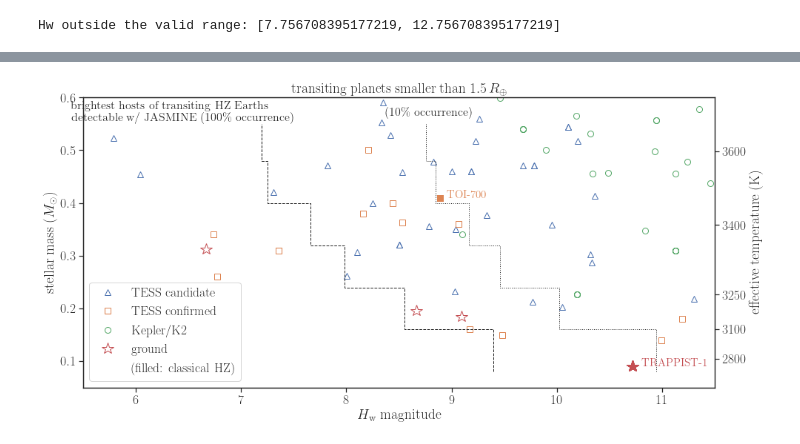
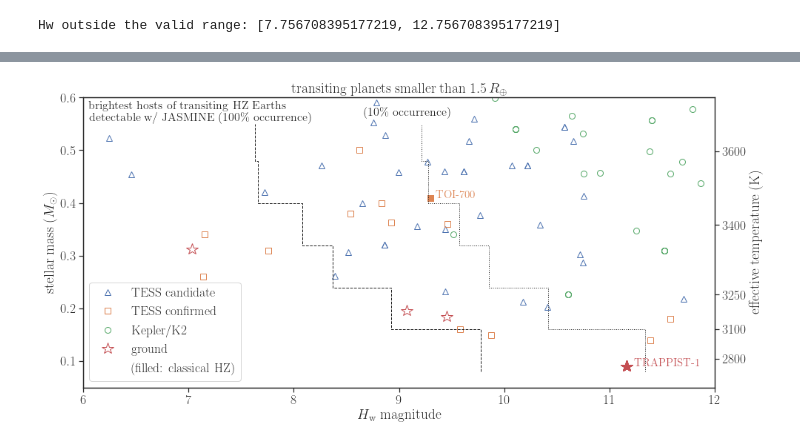
Before and after one commit to kemasuda/otofu, a Jupyter notebook: jasmine_targets/brightest.ipynb, the cells around one changed output, grey strips where cells are left out. Cells and saved outputs as stored; diff of their text form; code cells hidden in the pictures.

Commit message:
jasmine targets

```diff
--- a/jasmine_targets/brightest.ipynb
+++ b/jasmine_targets/brightest.ipynb
@@ -16,8 +16,7 @@ rc('text', usetex=True)
 d = pd.HDFStore('compiled_catalog.h5')
 datakeys = [k[1:] for k in d.keys()]
 datakeys = list(np.array(datakeys)[[0,1,3,2]]) # change order
-datadict = dict(zip(datakeys, [d[key] for key in datakeys]))
-datalist = [d[key] for key in datakeys]
+datadict = dict(zip(datakeys, [assign_snHZ(d[key], 'mass', 'rad', 'Teff', 'Jmag', 'Hmag') for key in datakeys]))
 d.close()
 print (datakeys)
 # %% [output]
@@ -40,11 +47,11 @@ sn_threshold = 7
 res = pd.DataFrame({})
 for i in range(Nsim):
     dsim = simulate(d)
-    res = res.append(dsim[dsim.snHZ>sn_threshold][["Hmag", "mass"]])
+    res = res.append(dsim[dsim.snHZ>sn_threshold][["Hwmag", "mass"]])
     #res = res.append(dsim[["Hmag", "mass", "snHZ"]])
 # %%
 #x, y = np.array(res.Hmag[res.snHZ>10]), np.array(res.mass[res.snHZ>10])
-x, y = np.array(res.Hmag), np.array(res.mass)
+x, y = np.array(res.Hwmag), np.array(res.mass)
 #medges = np.arange(0.05, 0.55, 0.07)
 medges = np.arange(0.08, 0.60, 0.08)
 medges[-1] = 0.55
@@ -96,16 +103,16 @@ ax.set_ylabel("stellar mass ($M_\odot$)")
 ax.set_xlabel("$H_\mathrm{w}$ magnitude")
 #plt.yscale('log')
 #plt.xscale('log')
-plt.xlim(5.5, 11.5)
+plt.xlim(6, 12)
 plt.ylim(0.05, 0.6)
 
 #"""
 for i, (key, marker, size) in enumerate(zip(datakeys, ['^', 's', 'o', '*'], [8, 8, 8, 16])):
     _d = datadict[key]
     _idx = (_d.pl_rade < 1.5)
-    plt.plot(_d["Hmag"][_idx], _d["mass"][_idx], '.', marker=marker, mfc='none', label=key, color='C%d'%i, markersize=size)
+    plt.plot(_d["Hwmag"][_idx], _d["mass"][_idx], '.', marker=marker, mfc='none', label=key, color='C%d'%i, markersize=size)
     _idx = (_d.pl_rade < 1.5) & (HZperiod(_d.mass, s=0.85)<_d.pl_orbper) & (_d.pl_orbper<HZperiod(_d.mass, s=0.25))
-    plt.plot(_d["Hmag"][_idx], _d["mass"][_idx], '.', marker=marker, color='C%d'%i, markersize=size)
+    plt.plot(_d["Hwmag"][_idx], _d["mass"][_idx], '.', marker=marker, color='C%d'%i, markersize=size)
 #"""
 
 plt.plot(8, 0.1, '.', markersize=0, label='(filled: classical HZ)')
@@ -124,35 +131,36 @@ plt.plot(h0, cont3(h0), ls='--', lw=1, color='k')
 h0 = np.linspace(8.6, 11, 100)
 plt.plot(h0, cont10(h0), ls='dotted', lw=1, color='k')
 """
 
 """ points
 plt.plot(hmag1, mvals, 'o', color='tan')
 plt.plot(hmag3, mvals, 'o', color='tan')
 plt.plot(hmag10, mvals, 'o', color='tan')
 """
 
 # step
 plt.plot(np.sort(np.tile(hmag1, 2))[::-1], np.sort(np.r_[medges[1:], medges[0:-1]]), ls='dashed', lw=1, color='k')
 #plt.plot(np.sort(np.tile(hmag3, 2))[::-1], np.sort(np.r_[medges[1:], medges[:-1]]), ls='dotted', lw=1, color='k')
 plt.plot(np.sort(np.tile(hmag10, 2))[::-1], np.sort(np.r_[medges[1:], medges[0:-1]]), ls='dotted', lw=1, color='k')
 
 #plt.text(7.5-0.5, 0.54, "brightest transiting HZ Earth\n(100\% occurrence)", ha='right', va='bottom', fontsize=16)
-plt.text(7.5, 0.54+0.01, r"brightest hosts of transiting HZ Earths\\\phantom{aa}detectable w/ JASMINE (100\% occurrence)", ha='right', va='bottom', fontsize=16)
-plt.text(7.5+1.7, 0.54+0.02, "(10\% occurrence)", ha='right', va='bottom', fontsize=16)
+plt.text(6.05, 0.54+0.01, r"brightest hosts of transiting HZ Earths\\\phantom{aa}detectable w/ JASMINE (100\% occurrence)",
+                     ha='left', va='bottom', fontsize=16)
+plt.text(9.5, 0.54+0.02, "(10\% occurrence)", ha='right', va='bottom', fontsize=16)
 
-plt.text(8.95, 0.41, r"TOI-700", color="C1", fontsize=15)
-plt.text(10.8, 0.09, r"TRAPPIST-1", color="C3", fontsize=15)
+plt.text(9.35, 0.41, r"TOI-700", color="C1", fontsize=15)
+plt.text(11.23, 0.09, r"TRAPPIST-1", color="C3", fontsize=15)
 
 plt.title("transiting planets smaller than $1.5\,R_\oplus$")
 plt.legend(loc='lower left')
 
 ax2 = ax.twinx()
 ax2.set_xscale('linear')#, subsx=[-2])
 ax2.set_yticks(mticks)
 ax2.set_yticklabels(['${0:d}$'.format(int(t)) for t in tticks])
 ax2.set_ylabel("effective temperature (K)")
 ax2.set_ylim(0.05, 0.6)
 
 plt.savefig("brightest.png", dpi=200, bbox_inches="tight");
 # %% [output]
-[figure, old version]
+[figure, new version]
```
Also changed, not shown: parts of 2 cells of this notebook, 1 other file.
